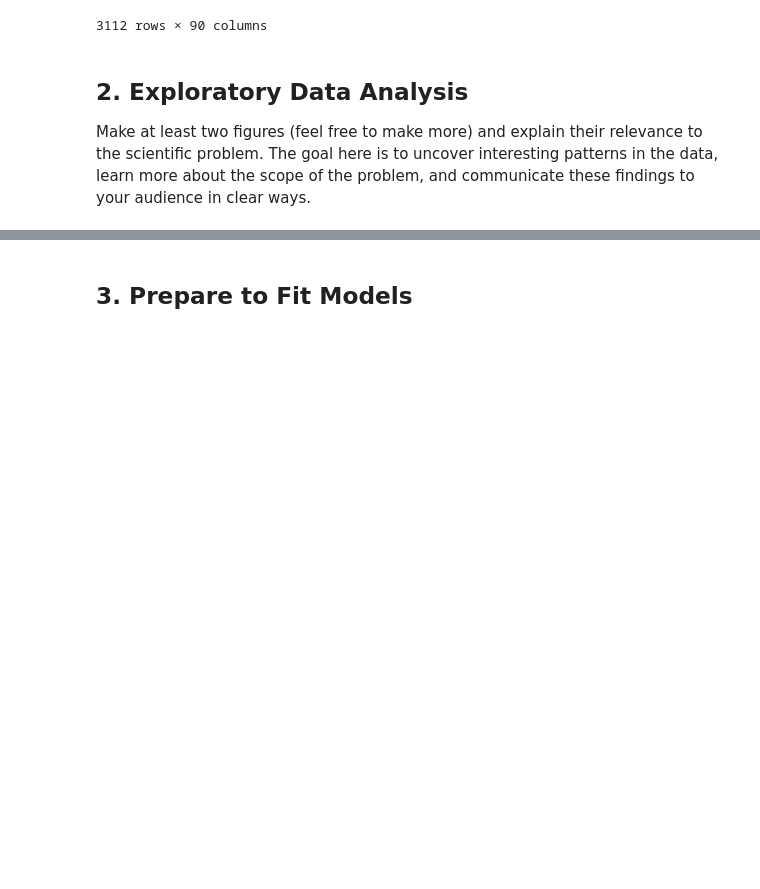
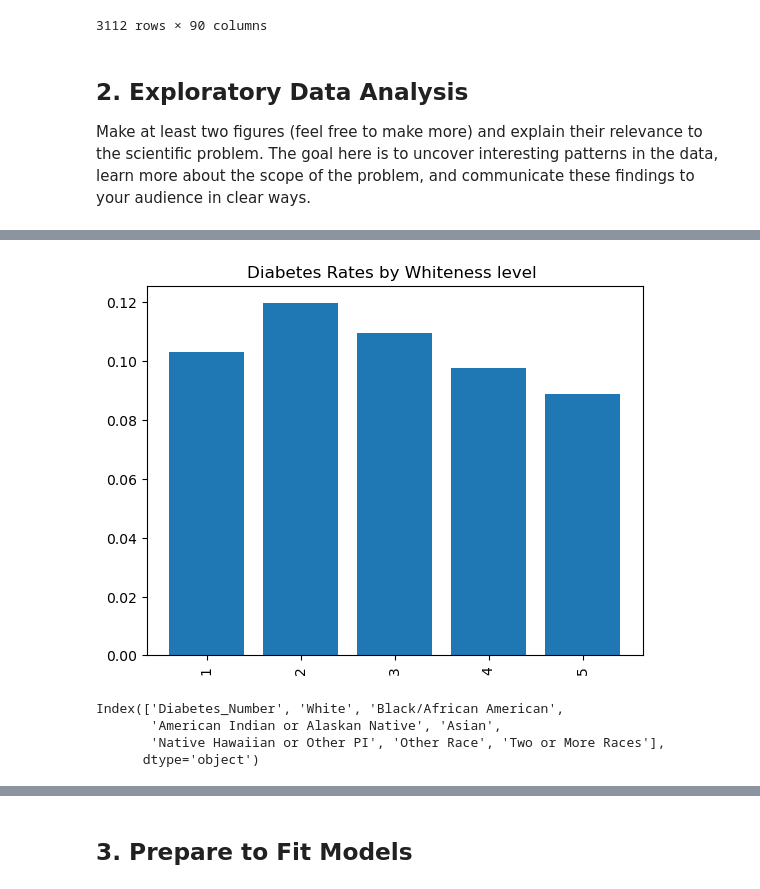
Before and after one commit to nereidagra/Computational-Social-Science-Projects, a Jupyter notebook: Project 2/Project 2 Students.ipynb, the cells around one changed output, grey strips where cells are left out. Cells and saved outputs as stored; diff of their text form; code cells hidden in the pictures; blank space fills up the shorter version.

```diff
--- a/Project 2/Project 2 Students.ipynb
+++ b/Project 2/Project 2 Students.ipynb
@@ -416,0 +504,14 @@ Make at least two figures (feel free to make more) and explain their relevance t
+# %%
+
+#getting means across counties
+diabetes_race_means = diabetes_race.groupby("Whiteness").mean()
+
+# Do I have to do this? diabetes_race_means = pd.DataFrame(diabetes_race_means)
+#ok the groupby isn't showing up as a column, weird
+print(diabetes_race_means.columns)
+
+# Resetting the index to turn 'County' back into a column, per google
+diabetes_race_means = diabetes_race_means.reset_index()
+
+# Display the DataFrame with 'County' as a column
+print(diabetes_race_means.columns)
@@ -416,0 +527,28 @@ Make at least two figures (feel free to make more) and explain their relevance t
+# %%
+# clear figure
+plt.clf()
+
+# subset each column of the dataframe for plottinga
+x = diabetes_race_means['Whiteness']
+y = diabetes_race_means['Diabetes_Number']
+
+# plot x and y
+plt.bar(x, y)
+
+# add title
+plt.title('Diabetes Rates by Whiteness level ')
+
+# add ticks on x axis and rotate 90 degrees
+plt.xticks(x, x, rotation = 90)
+
+# plot
+plt.show()
+# %% [output]
+[figure, added]
+# %%
+print(diabetes_race_means.columns)
+# %% [output]
+Index(['Diabetes_Number', 'White', 'Black/African American',
+       'American Indian or Alaskan Native', 'Asian',
+       'Native Hawaiian or Other PI', 'Other Race', 'Two or More Races'],
+      dtype='object')
```
Also changed, not shown: parts of 8 cells of this notebook.
